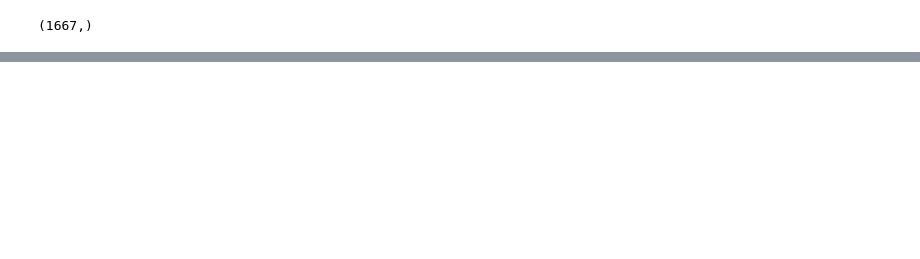
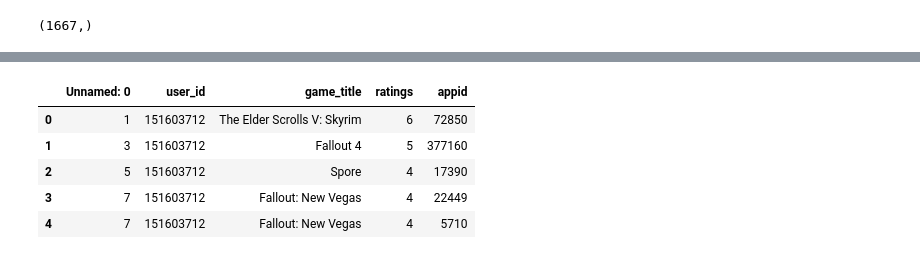
Before and after one commit to anFatum/steam-recommender, a Jupyter notebook: get_game_id.ipynb, the cells around one changed output, grey strips where cells are left out. Cells and saved outputs as stored; diff of their text form; code cells hidden in the pictures; blank space fills up the shorter version.

```diff
--- a/get_game_id.ipynb
+++ b/get_game_id.ipynb
@@ -84,0 +229,6 @@ AttributeError: 'int' object has no attribute 'lower'
+# %%
+missed.sort()
+missed_renamed.sort()
+for idx, game in enumerate(missed):
+    print(f'Change {game} to {missed_renamed[idx]}')
+    new_data.loc[new_data['game_title'] == game, 'game_title'] = missed_renamed[idx]
@@ -84,0 +258,11 @@ AttributeError: 'int' object has no attribute 'lower'
+# %%
+new_data = new_data.dropna()
+new_data['appid'] = pd.to_numeric(new_data['appid'], downcast='integer')
+new_data.head()
+# %% [output]
+|  | Unnamed: 0 | user_id | game_title | ratings | appid |
+| 0 | 1 | 151603712 | The Elder Scrolls V: Skyrim | 6 | 72850 |
+| 1 | 3 | 151603712 | Fallout 4 | 5 | 377160 |
+| 2 | 5 | 151603712 | Spore | 4 | 17390 |
+| 3 | 7 | 151603712 | Fallout: New Vegas | 4 | 22449 |
+| 4 | 7 | 151603712 | Fallout: New Vegas | 4 | 5710 |
```
Also changed, not shown: parts of 21 cells of this notebook, 7 other files.
